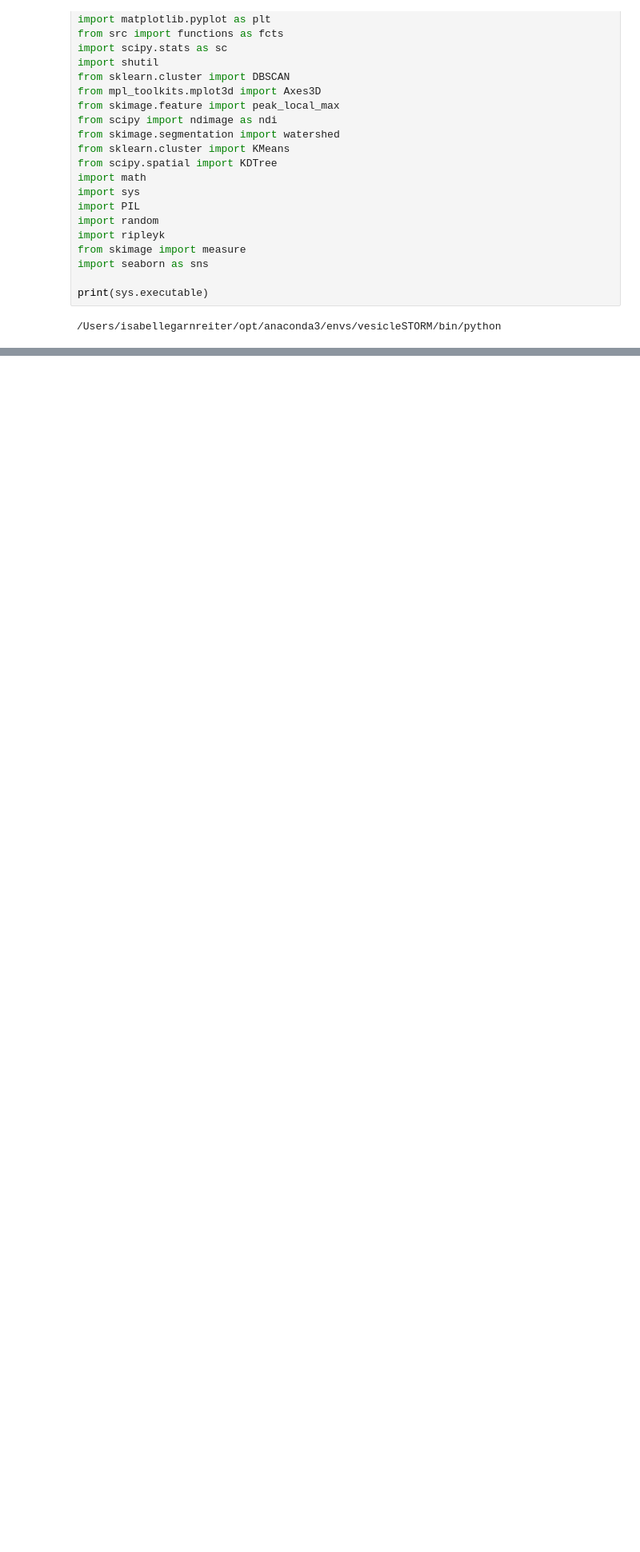
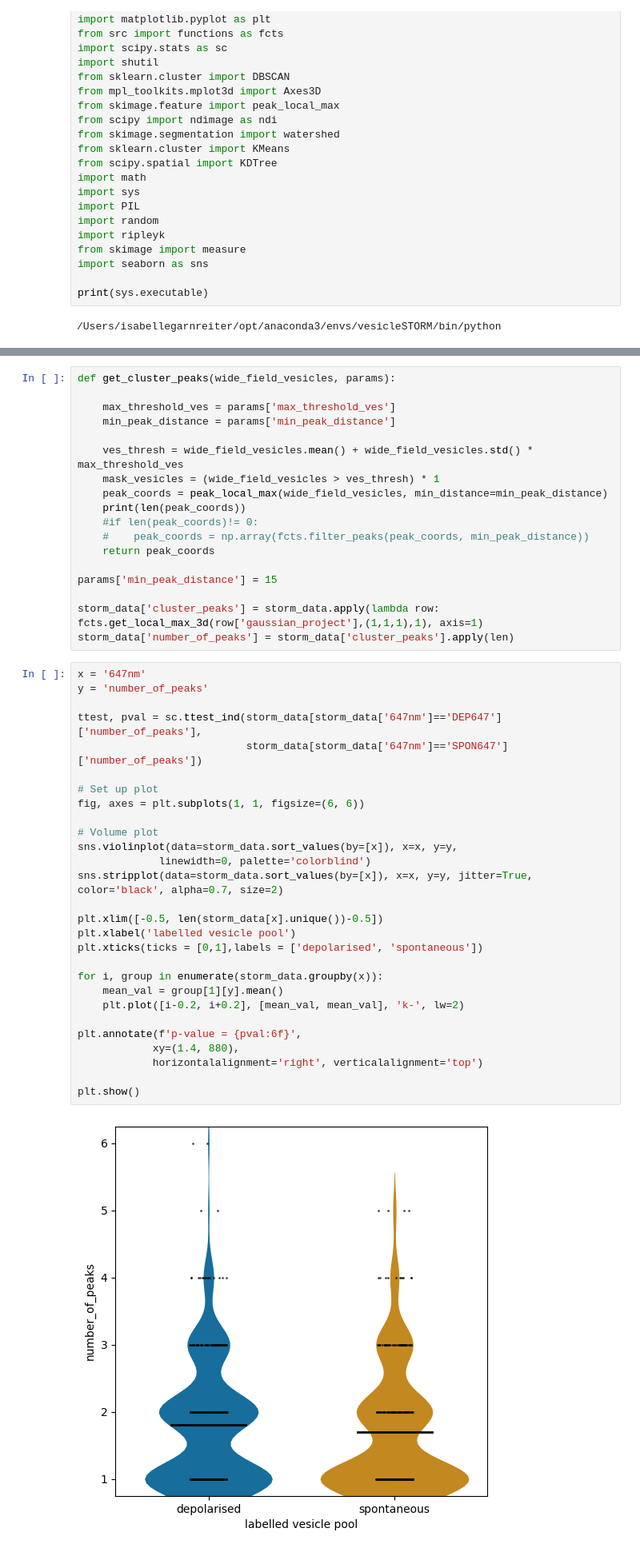
Before and after one commit to isagarnreiter/vesicleSTORM, a Jupyter notebook: scripts/STORM_analysis_2.ipynb, the cells around one changed output, grey strips where cells are left out. Shown: that part at 80% size. Saved outputs shown, nothing was run; the diff lists cells and outputs as text; blank space fills up the shorter version.

```diff
--- a/scripts/STORM_analysis_2.ipynb
+++ b/scripts/STORM_analysis_2.ipynb
@@ -176,0 +258,48 @@ plt.show()
+# %%
+def get_cluster_peaks(wide_field_vesicles, params):
+
+    max_threshold_ves = params['max_threshold_ves']
+    min_peak_distance = params['min_peak_distance']
+
+    ves_thresh = wide_field_vesicles.mean() + wide_field_vesicles.std() * max_threshold_ves
+    mask_vesicles = (wide_field_vesicles > ves_thresh) * 1
+    peak_coords = peak_local_max(wide_field_vesicles, min_distance=min_peak_distance)
+    print(len(peak_coords))
+    #if len(peak_coords)!= 0:
+    #    peak_coords = np.array(fcts.filter_peaks(peak_coords, min_peak_distance))
+    return peak_coords
+
+params['min_peak_distance'] = 15
+
+storm_data['cluster_peaks'] = storm_data.apply(lambda row: fcts.get_local_max_3d(row['gaussian_project'],(1,1,1),1), axis=1)
+storm_data['number_of_peaks'] = storm_data['cluster_peaks'].apply(len)
+# %%
+x = '647nm'
+y = 'number_of_peaks'
+
+ttest, pval = sc.ttest_ind(storm_data[storm_data['647nm']=='DEP647']['number_of_peaks'],
+                           storm_data[storm_data['647nm']=='SPON647']['number_of_peaks'])
+
+# Set up plot
+fig, axes = plt.subplots(1, 1, figsize=(6, 6))
+
+# Volume plot
+sns.violinplot(data=storm_data.sort_values(by=[x]), x=x, y=y,
+             linewidth=0, palette='colorblind')
+sns.stripplot(data=storm_data.sort_values(by=[x]), x=x, y=y, jitter=True, color='black', alpha=0.7, size=2)
+
+plt.xlim([-0.5, len(storm_data[x].unique())-0.5])
+plt.xlabel('labelled vesicle pool')
+plt.xticks(ticks = [0,1],labels = ['depolarised', 'spontaneous'])
+
+for i, group in enumerate(storm_data.groupby(x)):
+    mean_val = group[1][y].mean()
+    plt.plot([i-0.2, i+0.2], [mean_val, mean_val], 'k-', lw=2)
+
+plt.annotate(f'p-value = {pval:6f}',
+            xy=(1.4, 880),
+            horizontalalignment='right', verticalalignment='top')
+
+plt.show()
+# %% [output]
+[figure, added]
```
Also changed, not shown: parts of 16 cells of this notebook, 4 other files.
